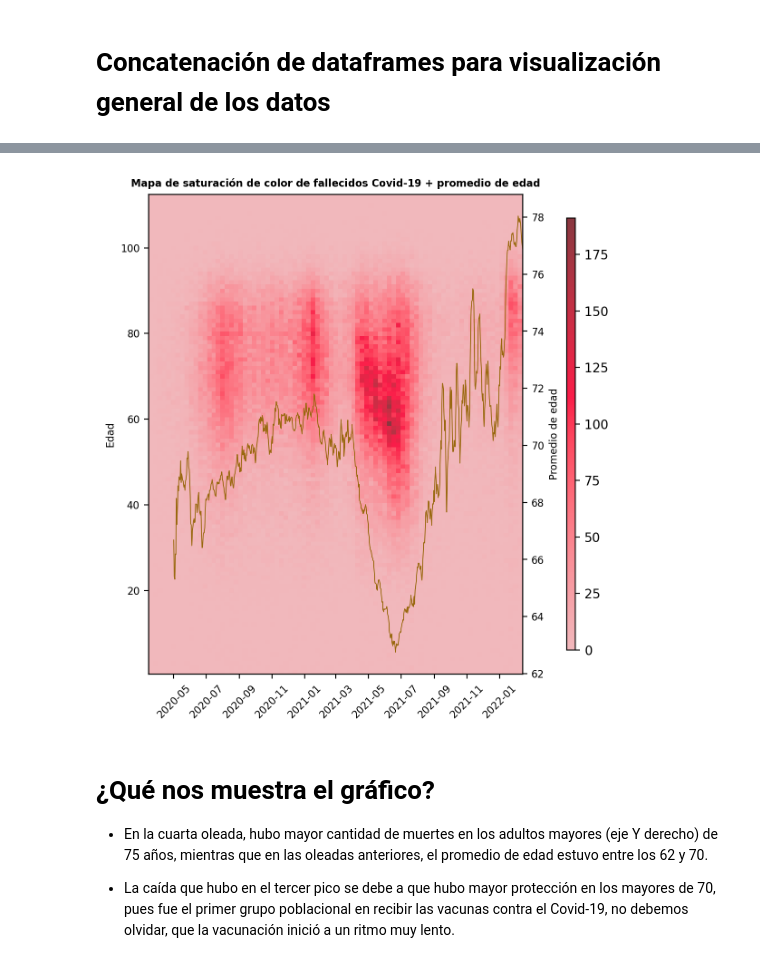
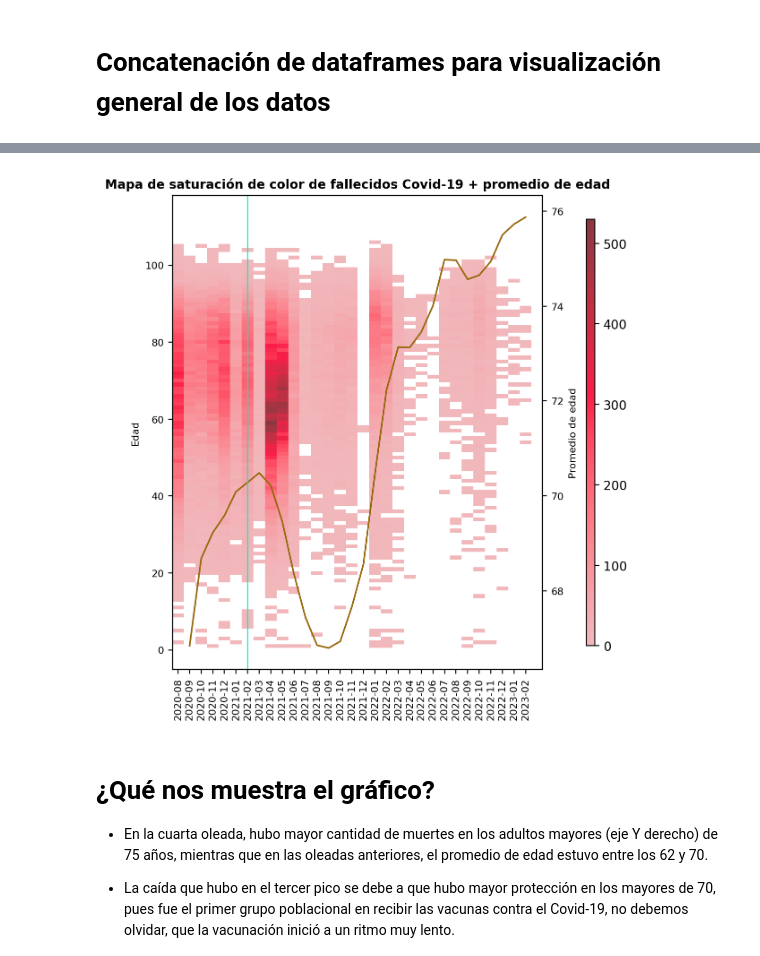
Before and after one commit to Nebiros96/Covid_Colombia_v09, a Jupyter notebook: Covid_CO_muertes.ipynb, the cells around one changed output, grey strips where cells are left out. Saved outputs shown, nothing was run; the diff lists cells and outputs as text; code cells hidden in the pictures.

```diff
--- a/Covid_CO_muertes.ipynb
+++ b/Covid_CO_muertes.ipynb
@@ -17,9 +17,9 @@ Acceder a los datos de la API requiere autenticación (Client), sino las consult
 # Ponemos los datos requeridos para el acceso
 
 client = Socrata("www.datos.gov.co",
-                 "*********************", # No se debe compartir esta información
-                 username="j*************",
-                 password="************.")
+                 "Mj0J5NlKCDgxQtMlVNSei5HLC",
+                 username="juliangomez9614@gmail.com",
+                 password="Yoyo9614.")
 # %% [markdown]
 Para que el código quede más legible, vamos a separar la consulta (query) en un str aparte del .get
 # %%
@@ -31,13 +31,13 @@ Para que el código quede más legible, vamos a separar la consulta (query) en u
 query = f"""SELECT fecha_reporte_web, departamento_nom, \
     ciudad_municipio_nom, edad, sexo, ubicacion, estado, recuperado, \
     fecha_inicio_sintomas, fecha_muerte WHERE edad > 59 AND \
-        recuperado = 'Fallecido' OR recuperado = 'fallecido' AND edad > 59 LIMIT 6015000"""
+        recuperado = 'Fallecido' OR recuperado = 'fallecido' AND edad > 59 LIMIT 7000000"""
 
 # segunda consulta: datos con edades menores a 60 años
 query2 = f"""SELECT fecha_reporte_web, departamento_nom, \
     ciudad_municipio_nom, edad, sexo, ubicacion, estado, recuperado, \
     fecha_inicio_sintomas, fecha_muerte  WHERE edad < 60 AND \
-        recuperado =  'Fallecido' OR  recuperado = 'fallecido' AND edad < 60 LIMIT 6015000"""
+        recuperado =  'Fallecido' OR  recuperado = 'fallecido' AND edad < 60 LIMIT 7000000"""
 # %% [markdown]
 Para evitarnos posibles errores, en la consulta ingresamos el condicional WHERE tanto para "Fallecido" como para "fallecido", eso para que los casos registrados con la "f" minuscula no queden por fuera de la consulta, así que acá los incluímos de una vez. (Esto lo hice porque ya conozco la base de datos, pero NO es recomendable porque es posible errores de otro tipo como "fallecid0, fallecidx, etc").
 # Dataframe para mayores de 59 años
@@ -265,16 +272,17 @@ A la visualización sería interesante graficarle el promedio de edad de los fal
 # %%
 # Creamos df agrupado por fecha de muerte y edad calculado por promedio
-all_muertes = all_ages.groupby("fecha_muerte")["edad"].mean().reset_index()
+all_muertes = all_ages.groupby("año_mes")["edad"].mean().reset_index()
+all_muertes = all_muertes.rename(columns = {"edad":"prom_edad"})
 
 # Como el promedio puede ser muy cambiante, vamos a utilizar un promedio móvil de 7 días para suavizar los datos
-all_muertes["media_movil"] = all_muertes["edad"].rolling(window=7).mean()
+all_muertes["media_movil"] = all_muertes["prom_edad"].rolling(window=7).mean()
 
 # Evitamos transformación de la curva al princpio de la pandemia, pues puede alterar el análsis.
 # Usamos .mask para reemplazar valores según la condición fecha_muerte ANTES DE (<) el 1° de mayo de 2020
 # Reemplzamos con np.nan
 all_muertes["media_movil"] = all_muertes["media_movil"].mask\
-(all_muertes["fecha_muerte"] < "2020-05-01", np.nan).astype(float)
+(all_muertes["año_mes"] < "2020-05", np.nan).astype(float)
 
 # Comprobamos .mask
-all_muertes.head(10)
+all_muertes.head(10).round(2)
 # %% [output]
@@ -293,0 +300,3 @@ Como recomendación, cambiaría el nombre de la columna "edad" a "promedio_edad"
+# %%
+all_muertes["año_mes"] = pd.to_datetime(all_muertes["año_mes"])
+all_muertes["año_mes_fix"] = all_muertes["año_mes"].dt.strftime("%m/%Y")
@@ -294,23 +324,26 @@ Como recomendación, cambiaría el nombre de la columna "edad" a "promedio_edad"
 # %%
 # Plotemos data unida
 
 plt.figure(figsize=(7,7), dpi=200)
-ax = sns.histplot(x="fecha_muerte", y="edad", data=all_ages, discrete=(False, True), color="#D10A38", thresh=None, cbar=True,\
+ax = sns.histplot(x="año_mes_fix", y="edad", data=all_ages, discrete=(True, True), color="#D10A38", thresh=1, cbar=True,\
                   cbar_kws=dict(shrink=.9, pad=0.09, aspect=50))
-plt.xticks(rotation=45, fontsize=8)
+plt.xticks(rotation=90, fontsize=8)
 plt.yticks(fontsize=8)
 plt.xlabel("")
 plt.ylabel("Edad", fontsize=8)
-plt.title("Mapa de saturación de color de fallecidos Covid-19 + promedio de edad",fontsize=8, fontweight="bold")
+plt.title("Mapa de saturación de color de fallecidos Covid-19 + promedio de edad",fontsize=10, fontweight="bold")
 
 # Insertamos curva de promedio de edad en el histplot mapeado
 ax2 = ax.twinx()
-sns.lineplot(x="fecha_muerte",y="media_movil", data=all_muertes, ax=ax2, color="#99680E", linewidth=0.7)
+sns.lineplot(x="año_mes_fix",y="media_movil", data=all_muertes, ax=ax2, color="#99680E", linewidth=1.3)
 plt.ylabel("Promedio de edad", fontsize=8)
 plt.yticks(fontsize=8)
+
+plt.axvline(x="2021-02-01", color="#13E7B7", linewidth = 1)
+plt.annotate("Inicio de la vacunación en el país", xy = ("2021-02",50))
 plt.show()
 # %% [output]
-[figure, old version]
+[figure, new version]
 # %% [markdown]
 # ¿Qué nos muestra el gráfico?
 
```
Also changed, not shown: parts of 15 cells of this notebook.
